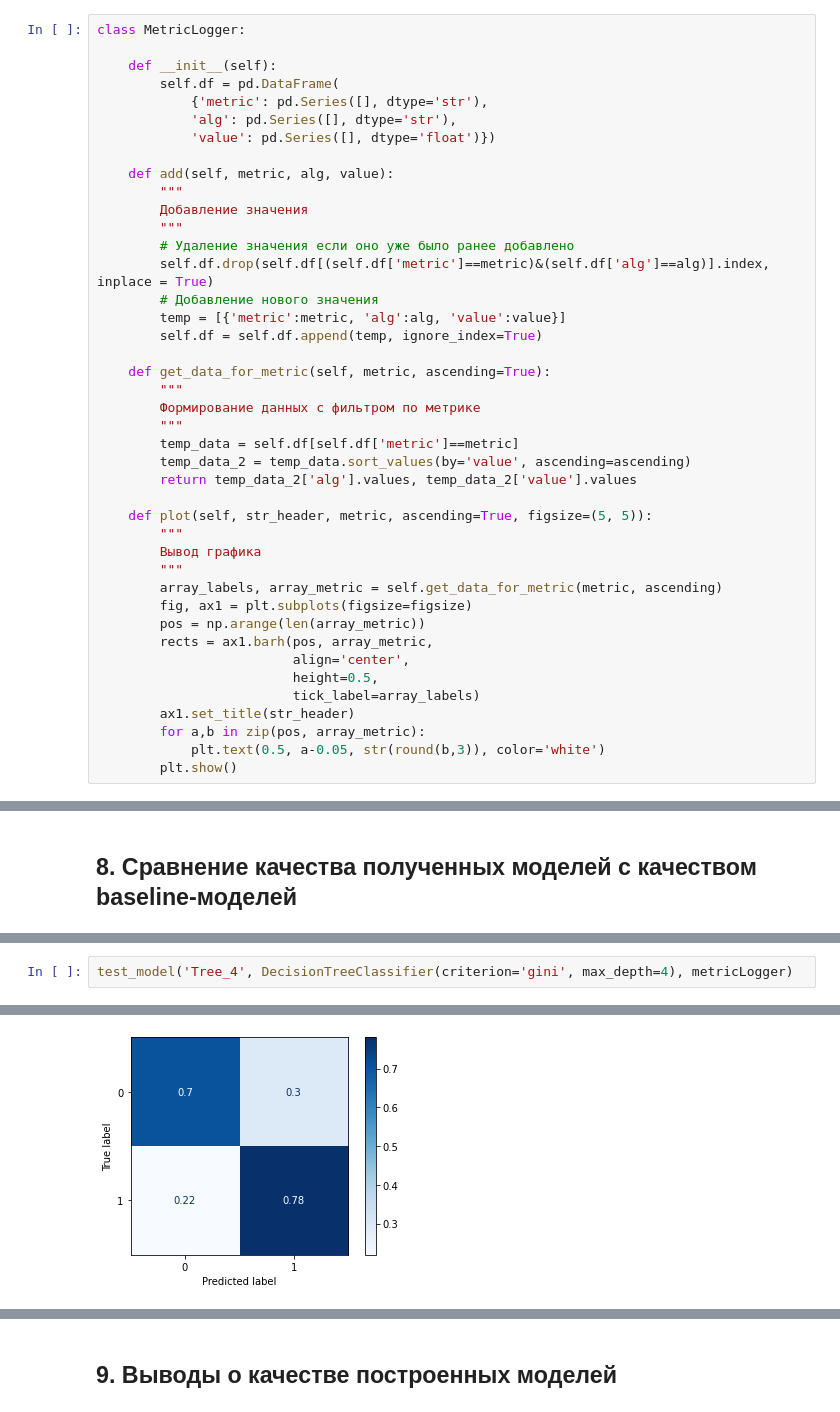
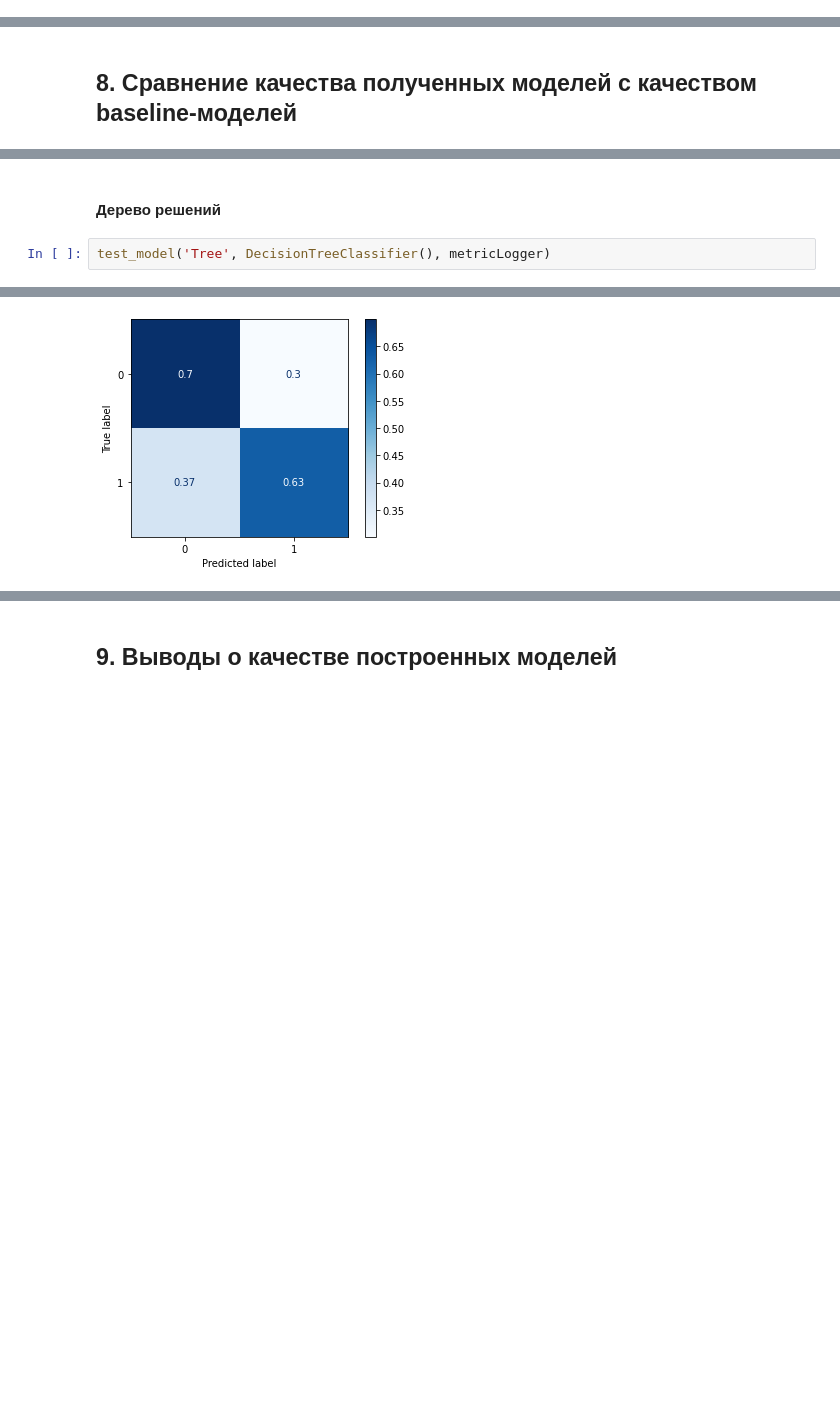
Before and after one commit to crueltycute/ML-spring-2020, a Jupyter notebook: coursework/coursework.ipynb, the cells around one changed output, grey strips where cells are left out. Drawn from its saved outputs; the diff is of its cells as text; blank space fills up the shorter version.

```diff
--- a/coursework/coursework.ipynb
+++ b/coursework/coursework.ipynb
@@ -250,48 +248,6 @@ sns.kdeplot(train_data['Energy'], train_data['Popularity'])
 [figure]
 # %% [markdown]
 ## 4. Метрики для оценки качества моделей
-# %%
-class MetricLogger:
-
-    def __init__(self):
-        self.df = pd.DataFrame(
-            {'metric': pd.Series([], dtype='str'),
-            'alg': pd.Series([], dtype='str'),
-            'value': pd.Series([], dtype='float')})
-
-    def add(self, metric, alg, value):
-        """
-        Добавление значения
-        """
-        # Удаление значения если оно уже было ранее добавлено
-        self.df.drop(self.df[(self.df['metric']==metric)&(self.df['alg']==alg)].index, inplace = True)
-        # Добавление нового значения
-        temp = [{'metric':metric, 'alg':alg, 'value':value}]
-        self.df = self.df.append(temp, ignore_index=True)
-
-    def get_data_for_metric(self, metric, ascending=True):
-        """
-        Формирование данных с фильтром по метрике
-        """
-        temp_data = self.df[self.df['metric']==metric]
-        temp_data_2 = temp_data.sort_values(by='value', ascending=ascending)
-        return temp_data_2['alg'].values, temp_data_2['value'].values
-
-    def plot(self, str_header, metric, ascending=True, figsize=(5, 5)):
-        """
-        Вывод графика
-        """
-        array_labels, array_metric = self.get_data_for_metric(metric, ascending)
-        fig, ax1 = plt.subplots(figsize=figsize)
-        pos = np.arange(len(array_metric))
-        rects = ax1.barh(pos, array_metric,
-                         align='center',
-                         height=0.5,
-                         tick_label=array_labels)
-        ax1.set_title(str_header)
-        for a,b in zip(pos, array_metric):
-            plt.text(0.5, a-0.05, str(round(b,3)), color='white')
-        plt.show()
 # %%
 def draw_roc_curve(y_true, y_score, pos_label=1, average='micro'):
     fpr, tpr, thresholds = roc_curve(y_true, y_score,
@@ -526,3 +549,5 @@ KNeighborsClassifier(algorithm='auto', leaf_size=30, metric='minkowski',
+# %% [markdown]
+#### Дерево решений
 # %%
-test_model('Tree_4', DecisionTreeClassifier(criterion='gini', max_depth=4), metricLogger)
+test_model('Tree', DecisionTreeClassifier(), metricLogger)
 # %% [output]
@@ -538 +568 @@ DecisionTreeClassifier(ccp_alpha=0.0, class_weight=None, criterion='gini',
-[figure, old version]
+[figure, new version]
```
Also changed, not shown: parts of 39 cells of this notebook, 1 other file.
